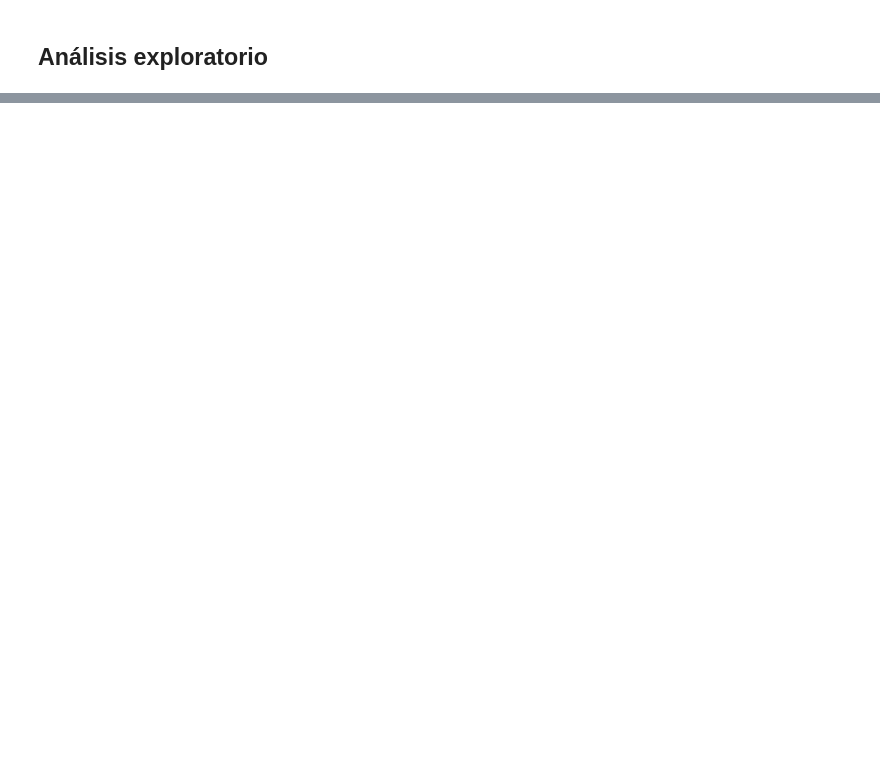
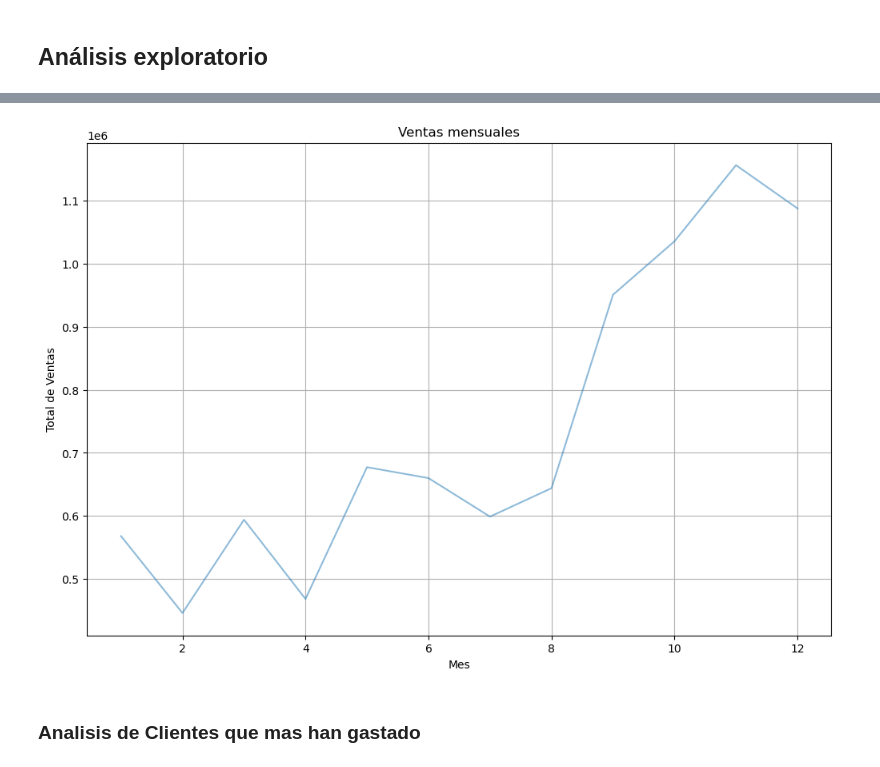
Before and after one commit to alan-caballero-g/Hackaton-Retail-Challenge-2024, a Jupyter notebook: datasets/Retail_Challenge.ipynb, the cells around one changed output, grey strips where cells are left out. Saved outputs shown, nothing was run; the diff lists cells and outputs as text; code cells hidden in the pictures; blank space fills up the shorter version.

```diff
--- a/datasets/Retail_Challenge.ipynb
+++ b/datasets/Retail_Challenge.ipynb
@@ -546,0 +790,8 @@ memory usage: 22.8+ MB
+# %%
+# Calcular el monto total de ventas por mes
+ventas_por_mes = data_filtered2.groupby('Month')['amount'].sum().reset_index()
+ventas_por_mes.columns = ['Mes', 'Monto Total de Ventas']
+
+# Mostrar tabla de monto total de ventas por mes
+print("Monto total de ventas por mes:")
+ventas_por_mes
@@ -546,0 +813,13 @@ memory usage: 22.8+ MB
+# %%
+plt.figure(figsize=(12, 8))
+plt.plot(ventas_por_mes['Mes'], ventas_por_mes['Monto Total de Ventas'], alpha=0.5, )
+plt.title('Ventas mensuales')
+plt.xlabel('Mes')
+plt.ylabel('Total de Ventas')
+plt.grid(True)
+plt.xticks(rotation = 0)
+plt.show()
+# %% [output]
+[figure, added]
+# %% [markdown]
+### Analisis de Clientes que mas han gastado
```
Also changed, not shown: parts of 65 cells of this notebook.
